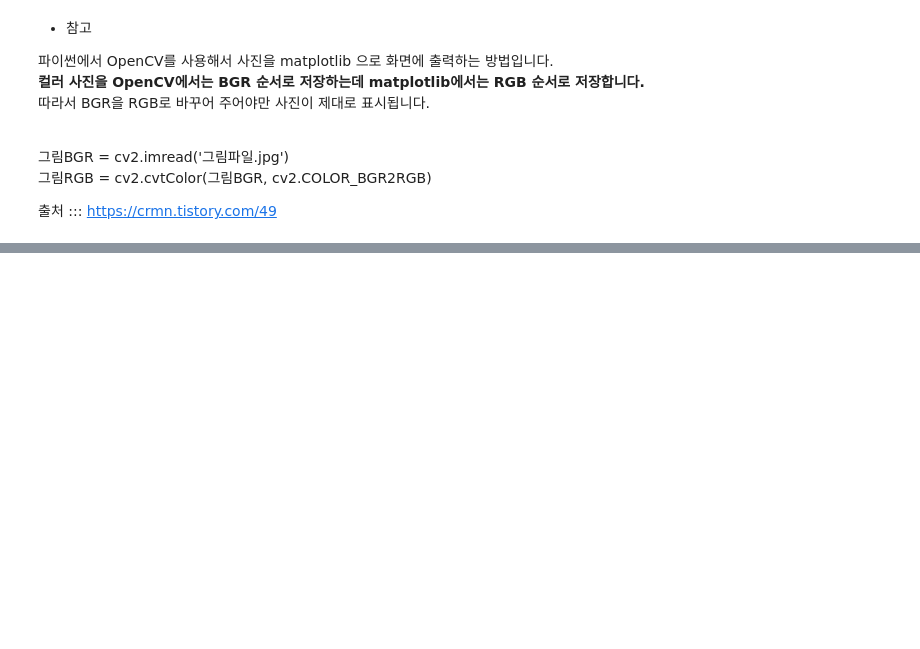
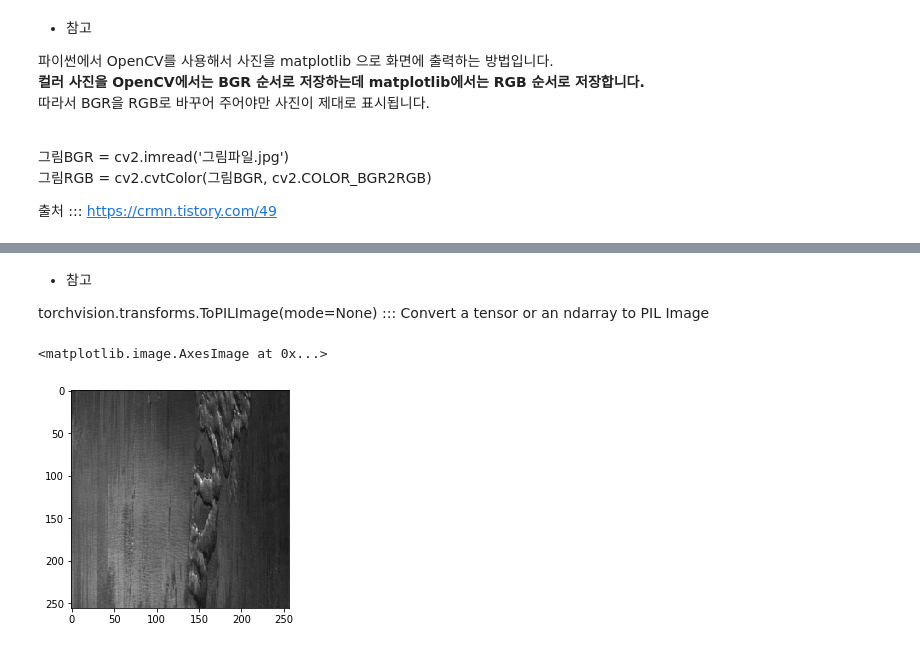
Before and after one commit to Asphalt93/dmqa_study, a Jupyter notebook: dmqa_pytorch/2019_kaggle/01_Steel Defect Detection/refer_PyTorch Starter (UNet ResNet).ipynb, the cells around one changed output, grey strips where cells are left out. Drawn from its saved outputs; the diff is of its cells as text; code cells hidden in the pictures; blank space fills up the shorter version.

```diff
--- a/dmqa_pytorch/2019_kaggle/01_Steel Defect Detection/refer_PyTorch Starter (UNet ResNet).ipynb
+++ b/dmqa_pytorch/2019_kaggle/01_Steel Defect Detection/refer_PyTorch Starter (UNet ResNet).ipynb
@@ -156,3 +169,18 @@ class ImageData(Dataset):
         else:
             mask = None
             return img
+# %% [markdown]
+* 참고
+
+torchvision.transforms.ToPILImage(mode=None) ::: Convert a tensor or an ndarray to PIL Image
+# %%
+data_transf = transforms.Compose([
+    transforms.Scale((256,256)),
+    transforms.ToTensor()])
+train_data = ImageData(df = df_train, transform = data_transf)
+train_loader = DataLoader(dataset = train_data, batch_size=4)
+# %%
+plt.imshow(train_data[3][0].permute(1, 2, 0))
+# %% [output]
+<matplotlib.image.AxesImage at 0x...>
+[figure, added]
```
Also changed, not shown: parts of 7 cells of this notebook.
